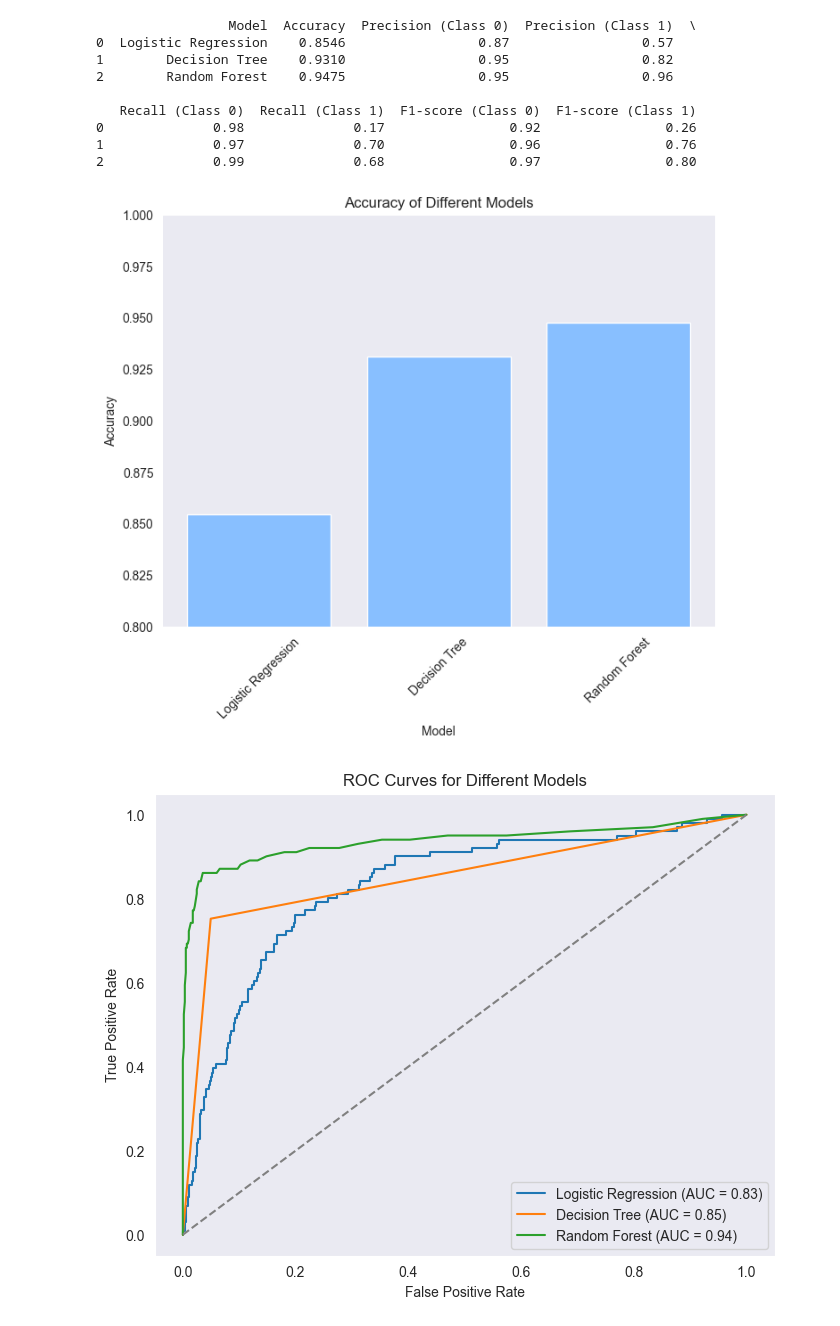
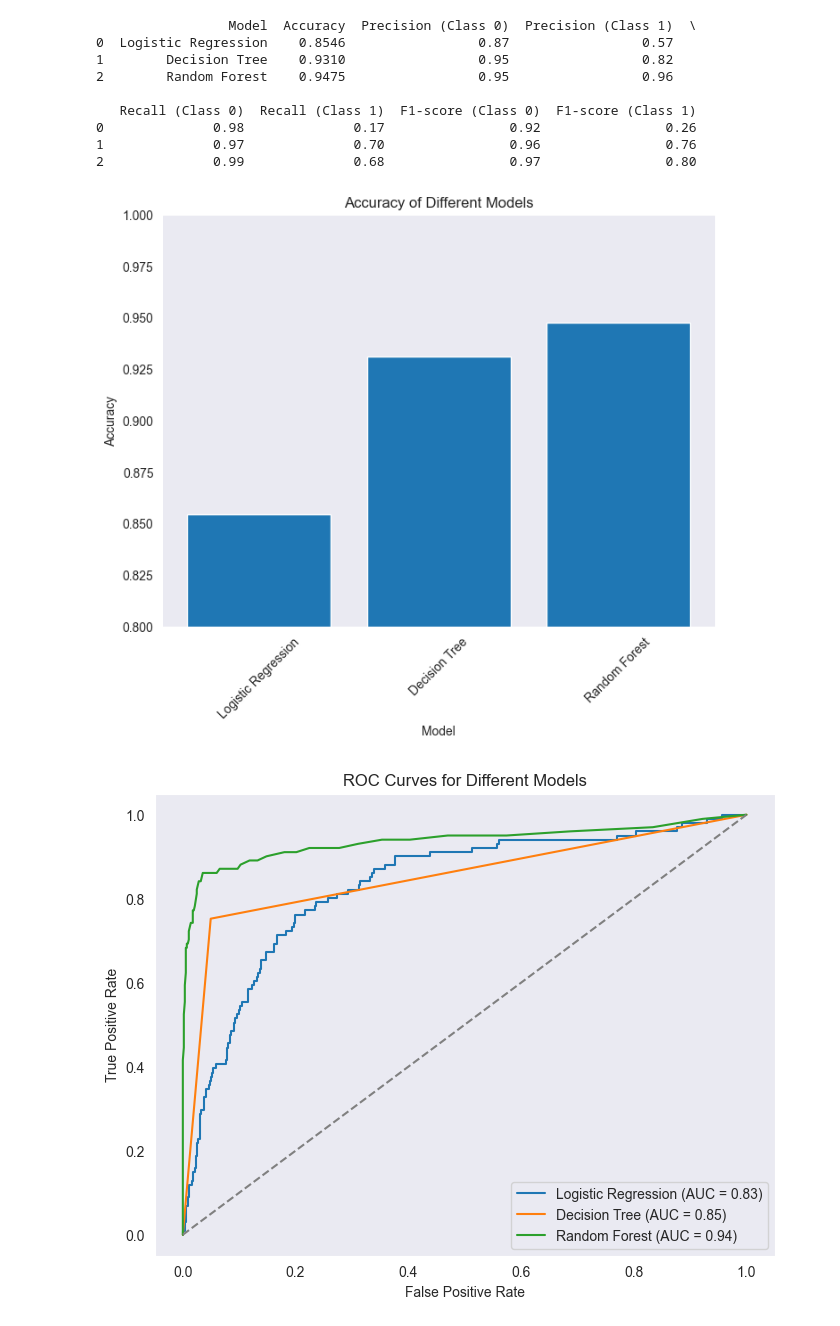
Before and after one commit to phelanthropus/SyriaTel-Customer-Churn, a Jupyter notebook: Untitled.ipynb, the cells around one changed output. Cells and saved outputs as stored; diff of their text form; code cells hidden in the pictures.

```diff
--- a/Untitled.ipynb
+++ b/Untitled.ipynb
@@ -957,18 +957,18 @@ print(df)
 # %%
 # Create DataFrame
 df = pd.DataFrame(metrics)
 
 # Plot bar graph
 plt.figure(figsize=(8, 6))
-plt.bar(df['Model'], df['Accuracy'], color='#88bfff')
+plt.bar(df['Model'], df['Accuracy'])
 plt.xlabel('Model')
 plt.ylabel('Accuracy')
 plt.title('Accuracy of Different Models')
 plt.ylim(0.8, 1.0)  # Set y-axis limits
 plt.xticks(rotation=45)  # Rotate x-axis labels for better readability
 plt.show()
 # %% [output]
-[figure, old version]
+[figure, new version]
 # %%
 import matplotlib.pyplot as plt
 from sklearn.metrics import roc_curve, roc_auc_score
```
